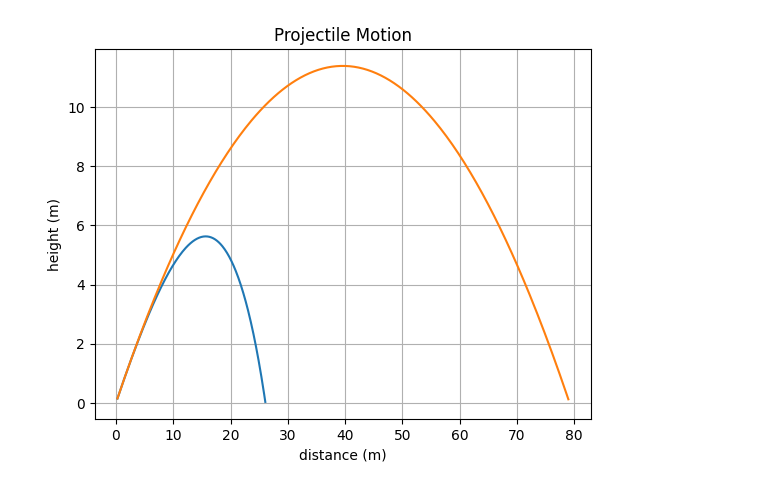
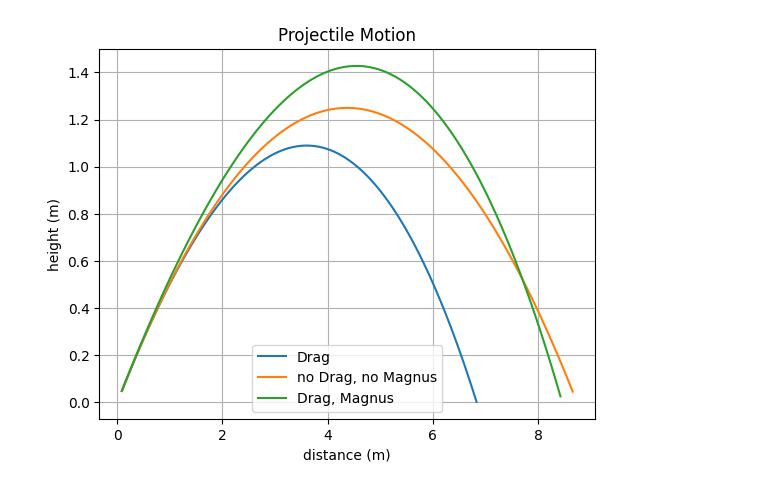
Before and after one commit to Mikecerc/projectileSimulation, a Jupyter notebook: projectileSimulation.ipynb, the cells around one changed output. Cells and saved outputs as stored; diff of their text form; code cells hidden in the pictures.

Commit message:
'working' simulation. Lift forces are unverified and seem off at high velocities/angular velocities

```diff
--- a/projectileSimulation.ipynb
+++ b/projectileSimulation.ipynb
@@ -97,9 +119,10 @@ environmentalConstants = Constants(
     RWaterVapor = 461.495 # specific gas constant for water vapor
 )
 shotConstants = Constants(
-    v0 = 30, # initial velocity
+    v0 = 10, # initial velocity
     theta = 30, # initial angle
-    h0 = 0 # initial height
+    h0 = 0, # initial height
+    w0 = 1 # initial angular velocity in rad/s
 )
 projectileConstants = Constants(
     cd = 0.47, # drag coefficient
@@ -115,28 +138,29 @@ simulationConstants = Constants(
 #initialize system
 system = System(environmentalConstants, shotConstants, projectileConstants, simulationConstants)
 # %%
-def simulation(system, isDrag):
+def simulation(system,isDrag, isMagnus):
     proj = projectile(system)
     for t in system.simulationConstants.t:
-        proj.update(isDrag)
+        proj.update(system, isDrag, isMagnus)
         if proj.position[1] <= 0:
             break
 
     p = [i for i, j in enumerate(proj.out[1]) if j < 0] # Don't fall through the floor
     for i in sorted(p, reverse = True):
         proj.out = np.delete(proj.out, i, axis=1)
     return proj.out
 
 def drawSimulations(system, simulations):
     for sim in simulations:
         plot.plot(sim[0], sim[1])
+    plot.legend(["Drag", "no Drag, no Magnus", "Drag, Magnus", "no Drag, Magnus"])
     plot.xlabel('distance (m)')
     plot.ylabel('height (m)')
     plot.title('Projectile Motion')
     plot.grid(True)
     plot.show()
 
-simulations = [simulation(system, True), simulation(system, False)]
+simulations = [simulation(system, True,False), simulation(system, False, False), simulation(system, True, True)]
 drawSimulations(system, simulations)
 # %% [output]
-[figure, old version]
+[figure, new version]
```
Also changed, not shown: parts of 1 cell of this notebook.
